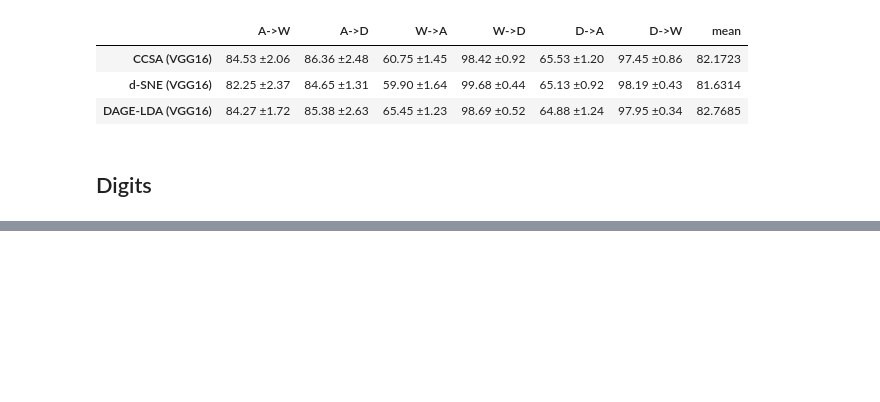
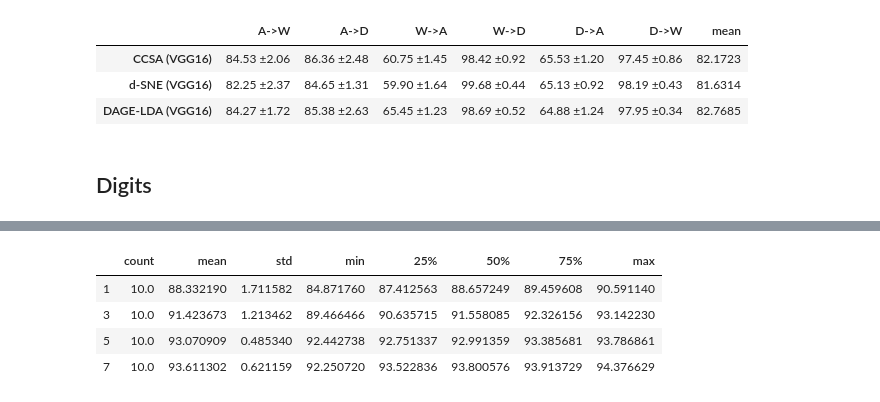
Before and after one commit to LukasHedegaard/dage, a Jupyter notebook: notebooks/test-eval.ipynb, the cells around one changed output, grey strips where cells are left out. Cells and saved outputs as stored; diff of their text form; code cells hidden in the pictures; blank space fills up the shorter version.

```diff
--- a/notebooks/test-eval.ipynb
+++ b/notebooks/test-eval.ipynb
@@ -568,0 +592,23 @@ df_vgg16_tuned_v2.style.apply(highlight_max)
+# %%
+dsne_mu = pd.concat([
+    get_score_new(
+        report_paths=load_cls_rep_paths_new(
+            method='dsne',
+            experiment_id='dsne_mnist_usps_new',
+            config_dict={
+                'num_target_samples_per_class':num_tgt
+            }
+        ),
+        metric='recall',
+        avg_types=['weighted avg'],
+        map_col_name=lambda n: '{}'.format(num_tgt)
+    )*100
+    for num_tgt in [1,3,5,7]
+], sort=False)
+dsne_mu.describe().T
+# %% [output]
+|  | count | mean | std | min | 25% | 50% | 75% | max |
+| 1 | 10.0 | 88.332190 | 1.711582 | 84.871760 | 87.412563 | 88.657249 | 89.459608 | 90.591140 |
+| 3 | 10.0 | 91.423673 | 1.213462 | 89.466466 | 90.635715 | 91.558085 | 92.326156 | 93.142230 |
+| 5 | 10.0 | 93.070909 | 0.485340 | 92.442738 | 92.751337 | 92.991359 | 93.385681 | 93.786861 |
+| 7 | 10.0 | 93.611302 | 0.621159 | 92.250720 | 93.522836 | 93.800576 | 93.913729 | 94.376629 |
```
Also changed, not shown: parts of 4 cells of this notebook.
